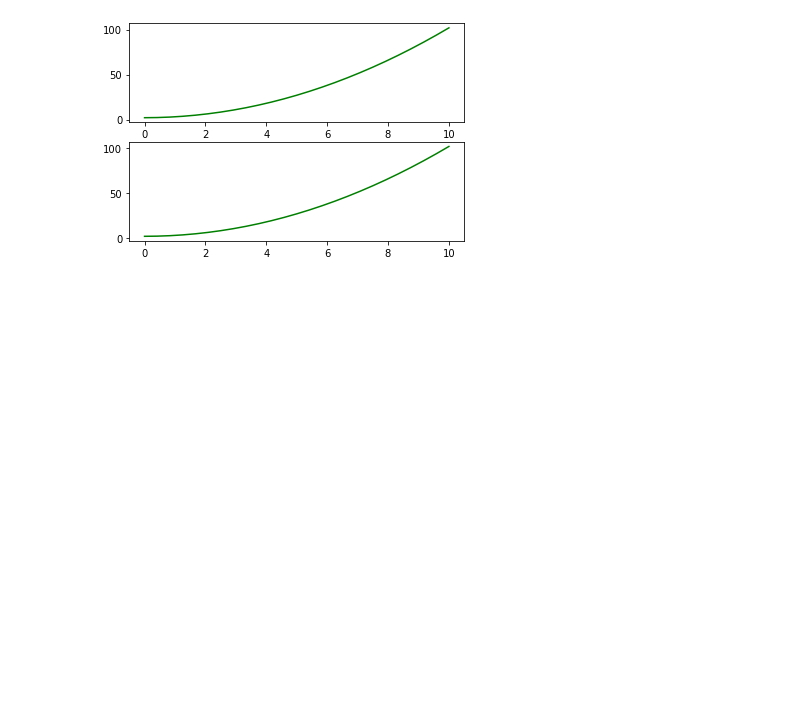
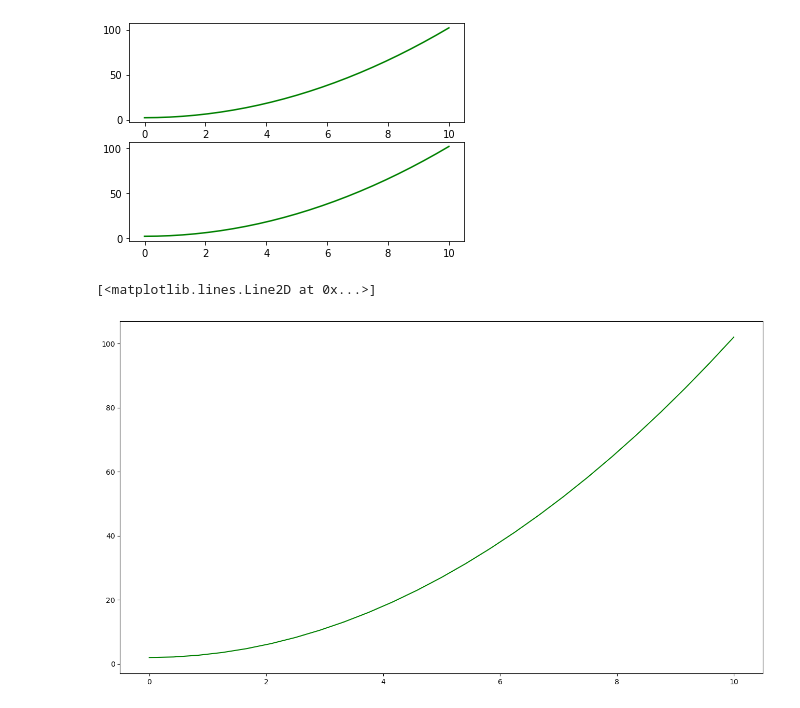
Before and after one commit to alhadikhan/data-visualization-practice, a Jupyter notebook: DVtest.ipynb, the cells around one changed output. Drawn from its saved outputs; the diff is of its cells as text; code cells hidden in the pictures; blank space fills up the shorter version.

```diff
--- a/DVtest.ipynb
+++ b/DVtest.ipynb
@@ -86,3 +94,10 @@ for ax in axes:
     ax.plot(x,y,'g')
 # %% [output]
 [figure]
+# %%
+fig= plt.figure(figsize=(16,9),dpi=100) #New graphic object
+fig.add_subplot()
+plt.plot(x,y,'g')
+# %% [output]
+[<matplotlib.lines.Line2D at 0x...>]
+[figure, added]
```
Also changed, not shown: parts of 9 cells of this notebook.
